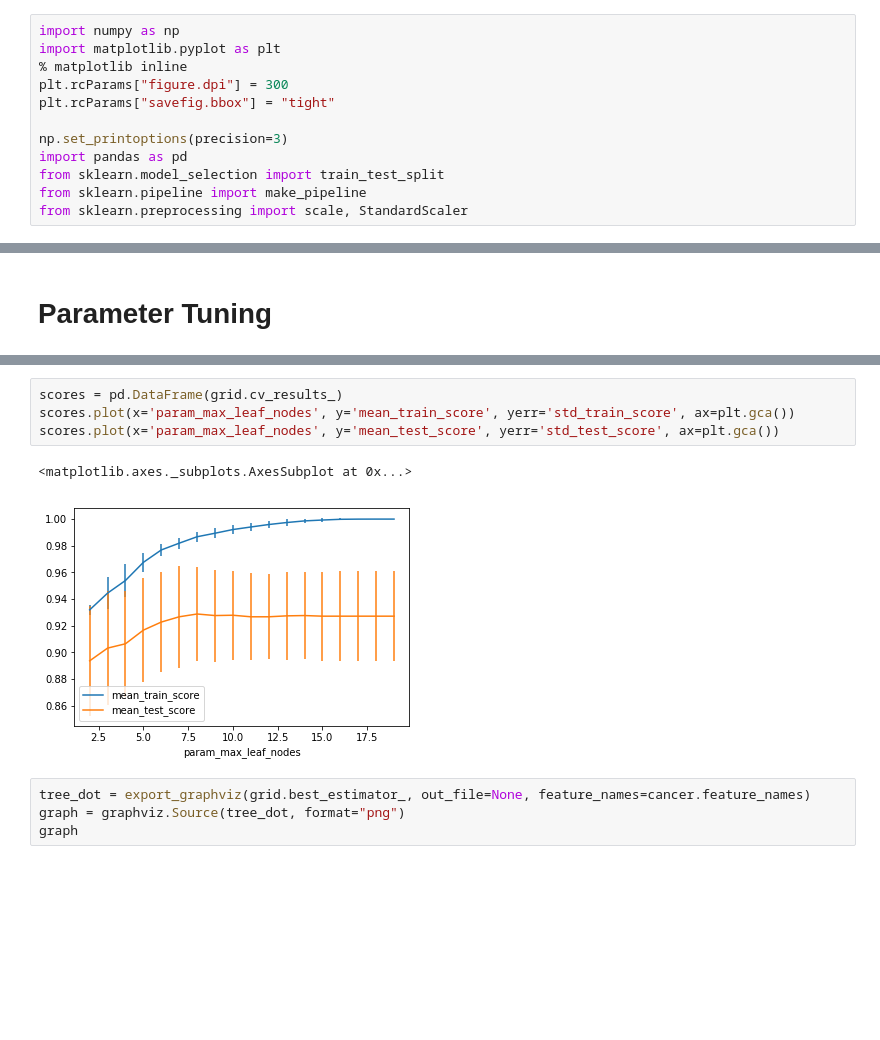
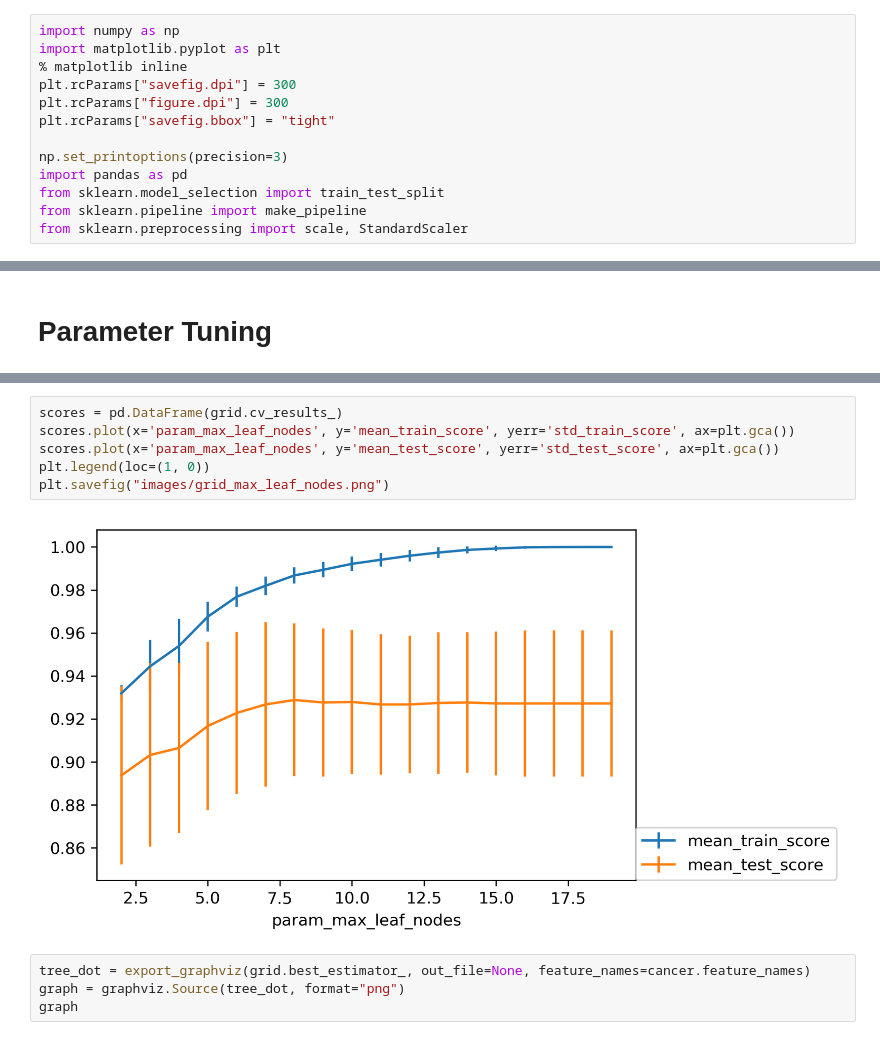
Before and after one commit to amueller/COMS4995-s19, a Jupyter notebook: slides/aml-08-trees-forests/aml-10.ipynb, the cells around one changed output, grey strips where cells are left out. Saved outputs shown, nothing was run; the diff lists cells and outputs as text; blank space fills up the shorter version.

Commit message:
recreate some images for trees/forests lecture, give sensible names

```diff
--- a/slides/aml-08-trees-forests/aml-10.ipynb
+++ b/slides/aml-08-trees-forests/aml-10.ipynb
@@ -2,6 +2,7 @@
 import numpy as np
 import matplotlib.pyplot as plt
 % matplotlib inline
+plt.rcParams["savefig.dpi"] = 300
 plt.rcParams["figure.dpi"] = 300
 plt.rcParams["savefig.bbox"] = "tight"
 
@@ -145,10 +126,11 @@ plt.legend(loc=(1, 0))
 # %%
 scores = pd.DataFrame(grid.cv_results_)
 scores.plot(x='param_max_leaf_nodes', y='mean_train_score', yerr='std_train_score', ax=plt.gca())
 scores.plot(x='param_max_leaf_nodes', y='mean_test_score', yerr='std_test_score', ax=plt.gca())
+plt.legend(loc=(1, 0))
+plt.savefig("images/grid_max_leaf_nodes.png")
 # %% [output]
-<matplotlib.axes._subplots.AxesSubplot at 0x...>
-[figure, old version]
+[figure, new version]
 # %%
 tree_dot = export_graphviz(grid.best_estimator_, out_file=None, feature_names=cancer.feature_names)
 graph = graphviz.Source(tree_dot, format="png")
```
Also changed, not shown: parts of 24 cells of this notebook, 52 other files.
